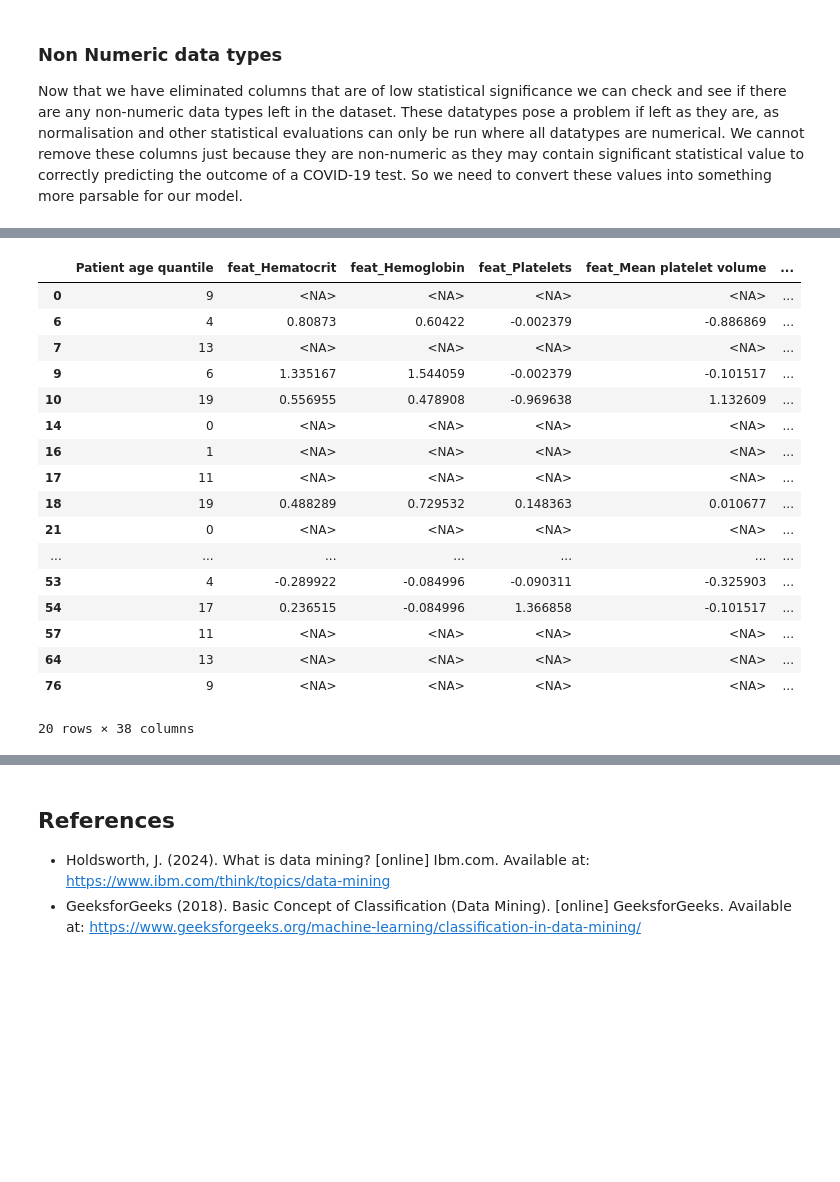
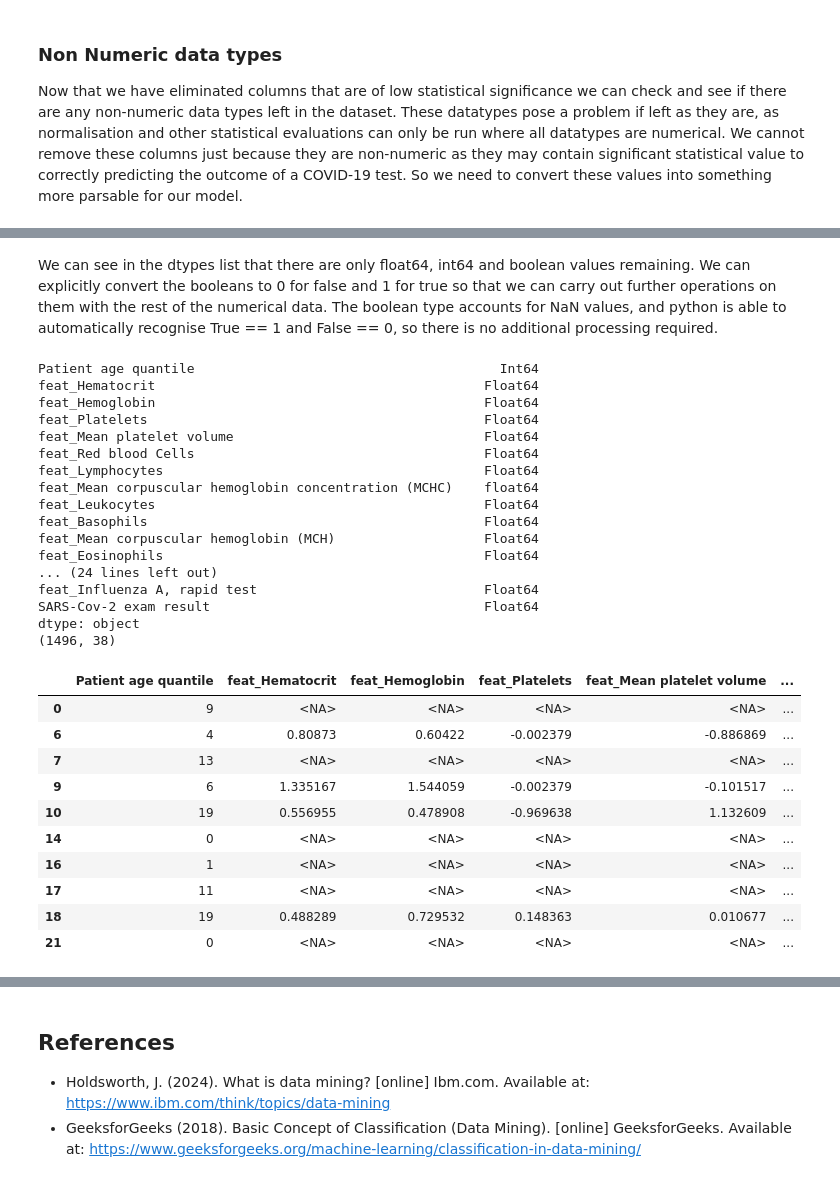
Before and after one commit to TheCherubQueen/DC3DMN, a Jupyter notebook: cw/DC3DMN_Report.ipynb, the cells around one changed output, grey strips where cells are left out. Saved outputs shown, nothing was run; the diff lists cells and outputs as text; code cells hidden in the pictures; blank space fills up the shorter version.

```diff
--- a/cw/DC3DMN_Report.ipynb
+++ b/cw/DC3DMN_Report.ipynb
@@ -41,5 +41,6 @@ from sklearn.linear_model import LogisticRegression
 from sklearn.metrics import confusion_matrix
 from sklearn.preprocessing import StandardScaler
 pd.options.display.max_rows = 100
+pd.options.display.max_columns = 110
 # %% [markdown]
 ### Ingesting the raw CSV
@@ -207,21 +214,39 @@ dtype: object
+# %% [markdown]
+We can see in the dtypes list that there are only float64, int64 and boolean values remaining. We can explicitly convert the booleans to 0 for false and 1 for true so that we can carry out further operations on them with the rest of the numerical data. The boolean type accounts for NaN values, and python is able to automatically recognise True == 1 and False == 0, so there is no additional processing required.
 # %%
-df_all.head(20)
+#find all the boolean dtype columns and convert them to ints
+boolean_cols = df_all.select_dtypes(include = "boolean").columns
+df_all[boolean_cols] = df_all[boolean_cols].astype("Float64")
+#Compare the dytpes and df_all head to the precast versions above and check for issues
+print(df_all.dtypes)
+print(df_all.shape)
+df_all.head(10)
 # %% [output]
+Patient age quantile                                       Int64
+feat_Hematocrit                                          Float64
+feat_Hemoglobin                                          Float64
+feat_Platelets                                           Float64
+feat_Mean platelet volume                                Float64
+feat_Red blood Cells                                     Float64
+feat_Lymphocytes                                         Float64
+feat_Mean corpuscular hemoglobin concentration (MCHC)    float64
+feat_Leukocytes                                          Float64
+feat_Basophils                                           Float64
+feat_Mean corpuscular hemoglobin (MCH)                   Float64
+feat_Eosinophils                                         Float64
+... (24 lines left out)
+feat_Influenza A, rapid test                             Float64
+SARS-Cov-2 exam result                                   Float64
+dtype: object
+(1496, 38)
 |  | Patient age quantile | feat_Hematocrit | feat_Hemoglobin | feat_Platelets | feat_Mean platelet volume | ... |
 | 0 | 9 | <NA> | <NA> | <NA> | <NA> | ... |
 | 6 | 4 | 0.80873 | 0.60422 | -0.002379 | -0.886869 | ... |
 | 7 | 13 | <NA> | <NA> | <NA> | <NA> | ... |
 | 9 | 6 | 1.335167 | 1.544059 | -0.002379 | -0.101517 | ... |
 | 10 | 19 | 0.556955 | 0.478908 | -0.969638 | 1.132609 | ... |
 | 14 | 0 | <NA> | <NA> | <NA> | <NA> | ... |
 | 16 | 1 | <NA> | <NA> | <NA> | <NA> | ... |
 | 17 | 11 | <NA> | <NA> | <NA> | <NA> | ... |
 | 18 | 19 | 0.488289 | 0.729532 | 0.148363 | 0.010677 | ... |
 | 21 | 0 | <NA> | <NA> | <NA> | <NA> | ... |
-| ... | ... | ... | ... | ... | ... | ... |
-| 53 | 4 | -0.289922 | -0.084996 | -0.090311 | -0.325903 | ... |
-| 54 | 17 | 0.236515 | -0.084996 | 1.366858 | -0.101517 | ... |
-| 57 | 11 | <NA> | <NA> | <NA> | <NA> | ... |
-| 64 | 13 | <NA> | <NA> | <NA> | <NA> | ... |
-| 76 | 9 | <NA> | <NA> | <NA> | <NA> | ... |
-20 rows × 38 columns
```
Also changed, not shown: parts of 7 cells of this notebook, 2 other files.
